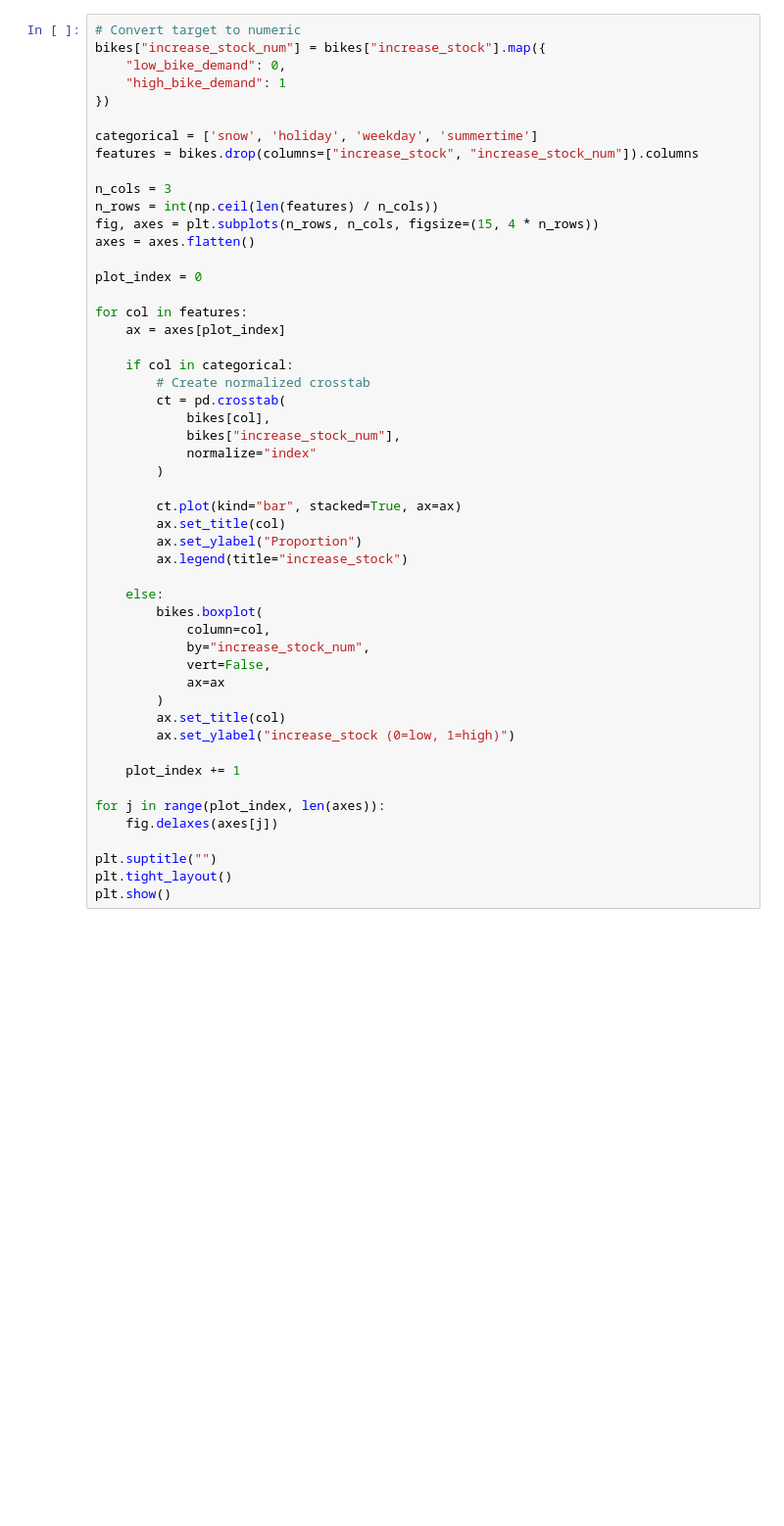
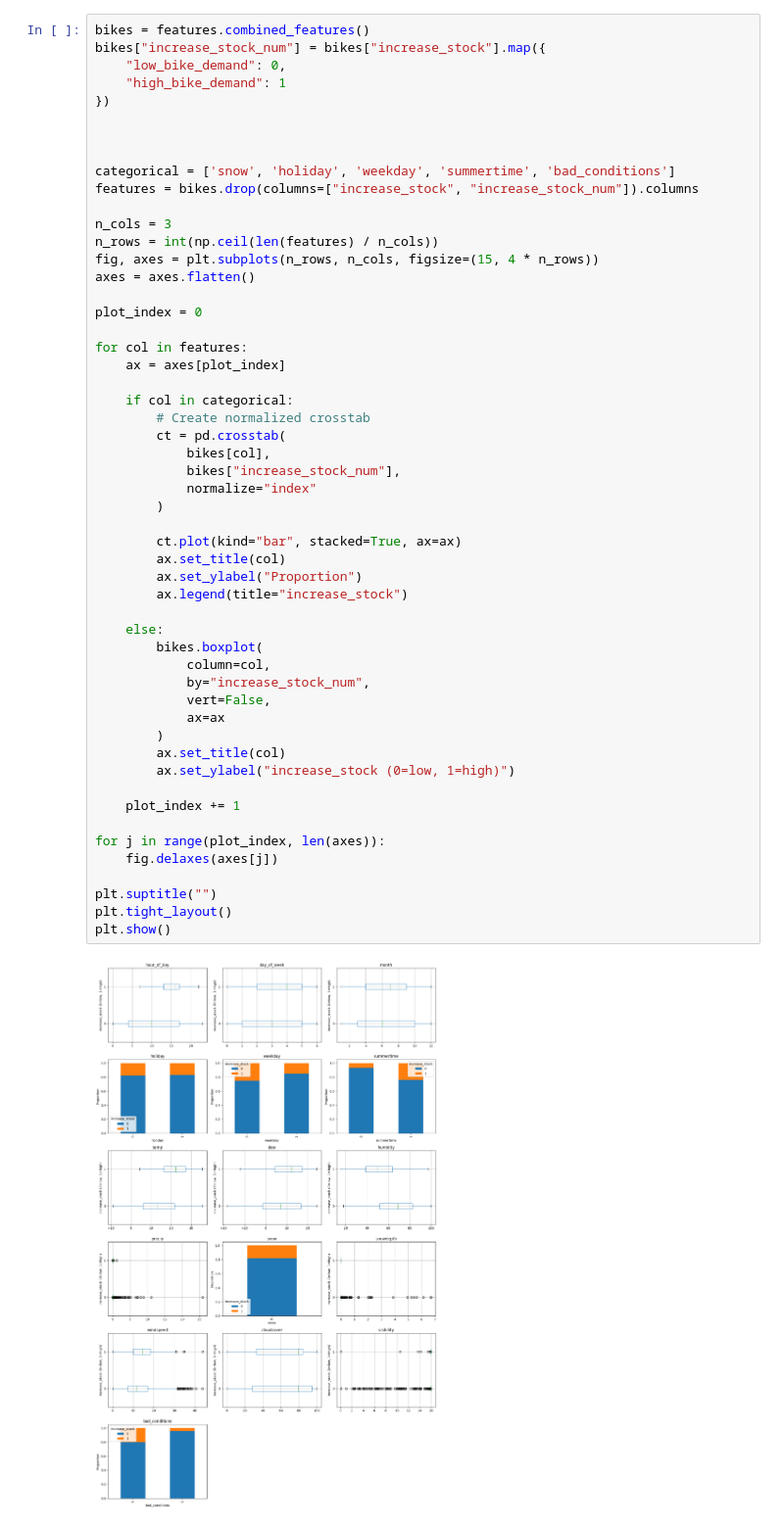
Before and after one commit to HenrikPont/smaskprojekt, a Jupyter notebook: features.ipynb, the cells around one changed output. Shown at 98% size. Drawn from its saved outputs; the diff is of its cells as text; blank space fills up the shorter version.

```diff
--- a/features.ipynb
+++ b/features.ipynb
@@ -20,11 +9,13 @@ bikes = pd.read_csv(url, na_values='?', dtype={'ID': str}).dropna()
 # %%
-# Convert target to numeric
+bikes = features.combined_features()
 bikes["increase_stock_num"] = bikes["increase_stock"].map({
     "low_bike_demand": 0,
     "high_bike_demand": 1
 })
 
-categorical = ['snow', 'holiday', 'weekday', 'summertime']
+
+
+categorical = ['snow', 'holiday', 'weekday', 'summertime', 'bad_conditions']
 features = bikes.drop(columns=["increase_stock", "increase_stock_num"]).columns
 
 n_cols = 3
@@ -41,30 +32,32 @@ for col in features:
         # Create normalized crosstab
         ct = pd.crosstab(
             bikes[col],
             bikes["increase_stock_num"],
             normalize="index"
         )
 
         ct.plot(kind="bar", stacked=True, ax=ax)
         ax.set_title(col)
         ax.set_ylabel("Proportion")
         ax.legend(title="increase_stock")
 
     else:
         bikes.boxplot(
             column=col,
             by="increase_stock_num",
             vert=False,
             ax=ax
         )
         ax.set_title(col)
         ax.set_ylabel("increase_stock (0=low, 1=high)")
 
     plot_index += 1
 
 for j in range(plot_index, len(axes)):
     fig.delaxes(axes[j])
 
 plt.suptitle("")
 plt.tight_layout()
 plt.show()
+# %% [output]
+[figure, added]
```
Also changed, not shown: parts of 1 cell of this notebook.
